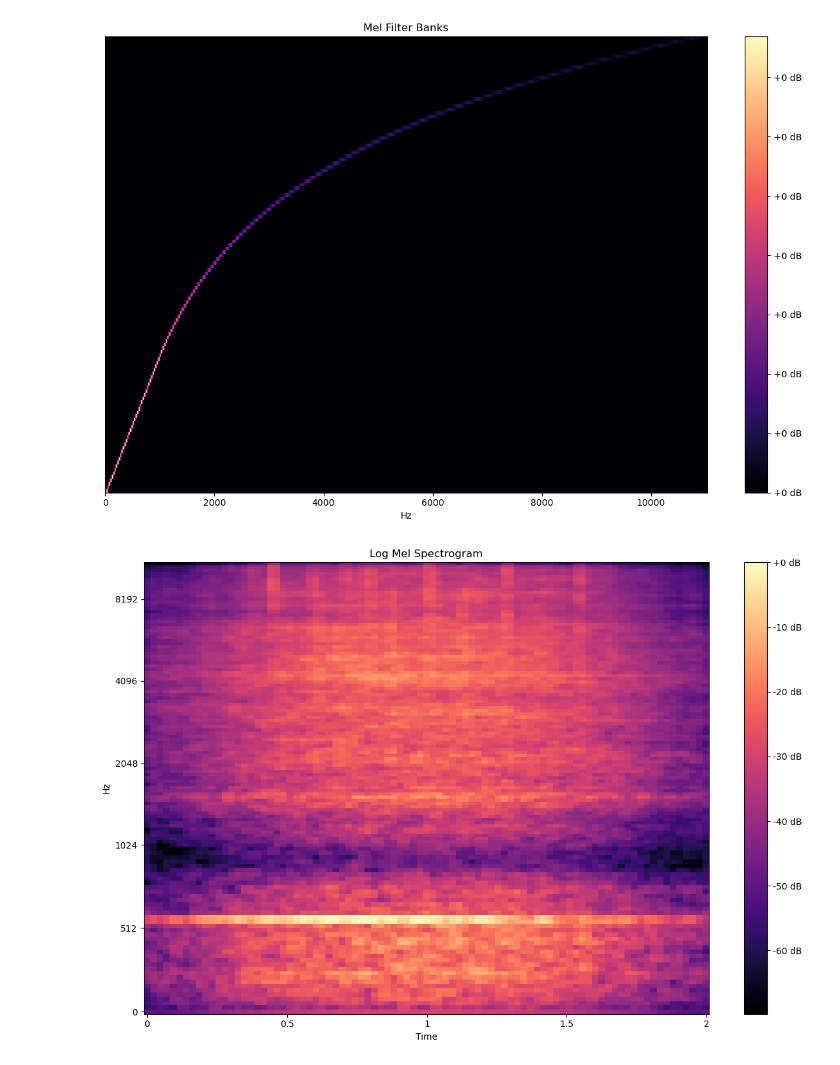
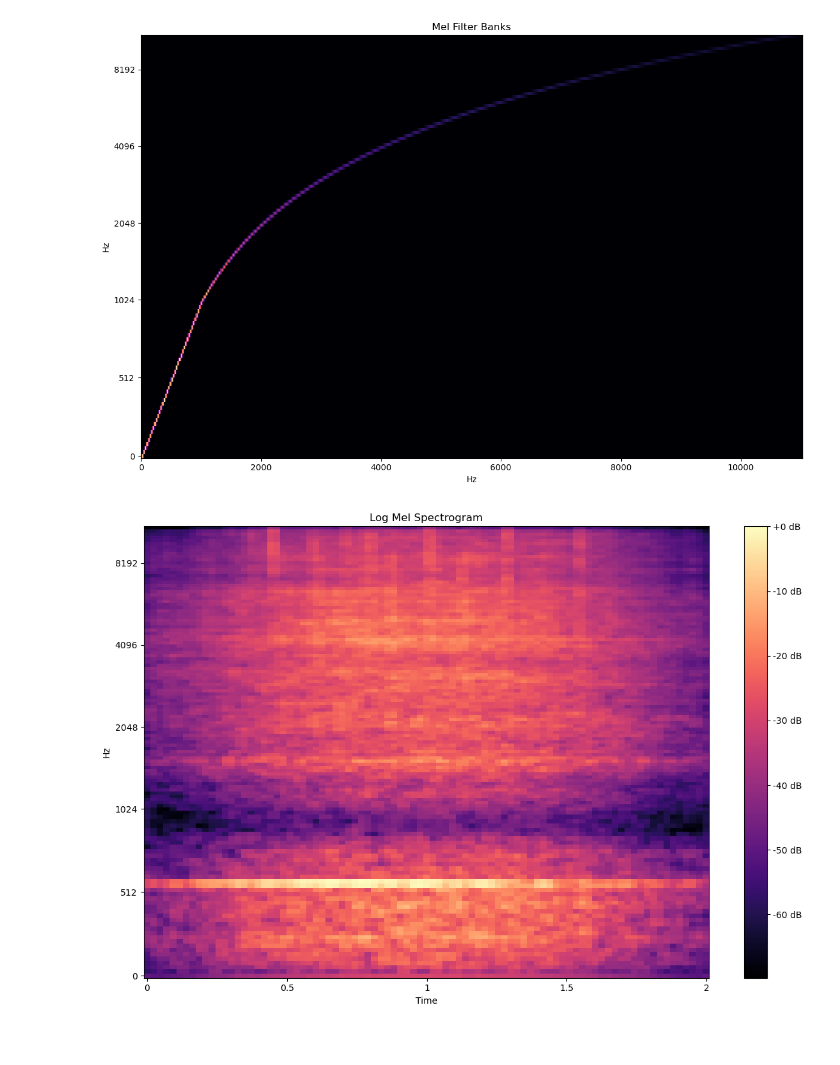
Before and after one commit to YoungBossX/Multi-feature-fusion-model-for-ship-audio, a Jupyter notebook: feature_extraction/time_frequency_representation/mel_librosa.ipynb, the cells around one changed output. Drawn from its saved outputs; the diff is of its cells as text; code cells hidden in the pictures.

```diff
--- a/feature_extraction/time_frequency_representation/mel_librosa.ipynb
+++ b/feature_extraction/time_frequency_representation/mel_librosa.ipynb
@@ -13,14 +13,13 @@ hop_length = 512
 # %%
 filter_banks = librosa.filters.mel(sr=sample_rate, n_fft=frame_length, n_mels=128)
 
 plt.figure(figsize=(12, 8))
-librosa.display.specshow(filter_banks, sr=sample_rate, x_axis='linear')
-plt.colorbar(format='%+2.0f dB')
+librosa.display.specshow(filter_banks, sr=sample_rate, x_axis='linear', y_axis='mel')
 plt.title('Mel Filter Banks')
 plt.tight_layout()
 plt.show()
 # %% [output]
-[figure, old version]
+[figure, new version]
 # %%
 mel_spectrogram = librosa.feature.melspectrogram(y=waveform, sr=sample_rate, n_fft=frame_length, hop_length=hop_length, n_mels=128)
 
```
Also changed, not shown: 1 other file.
